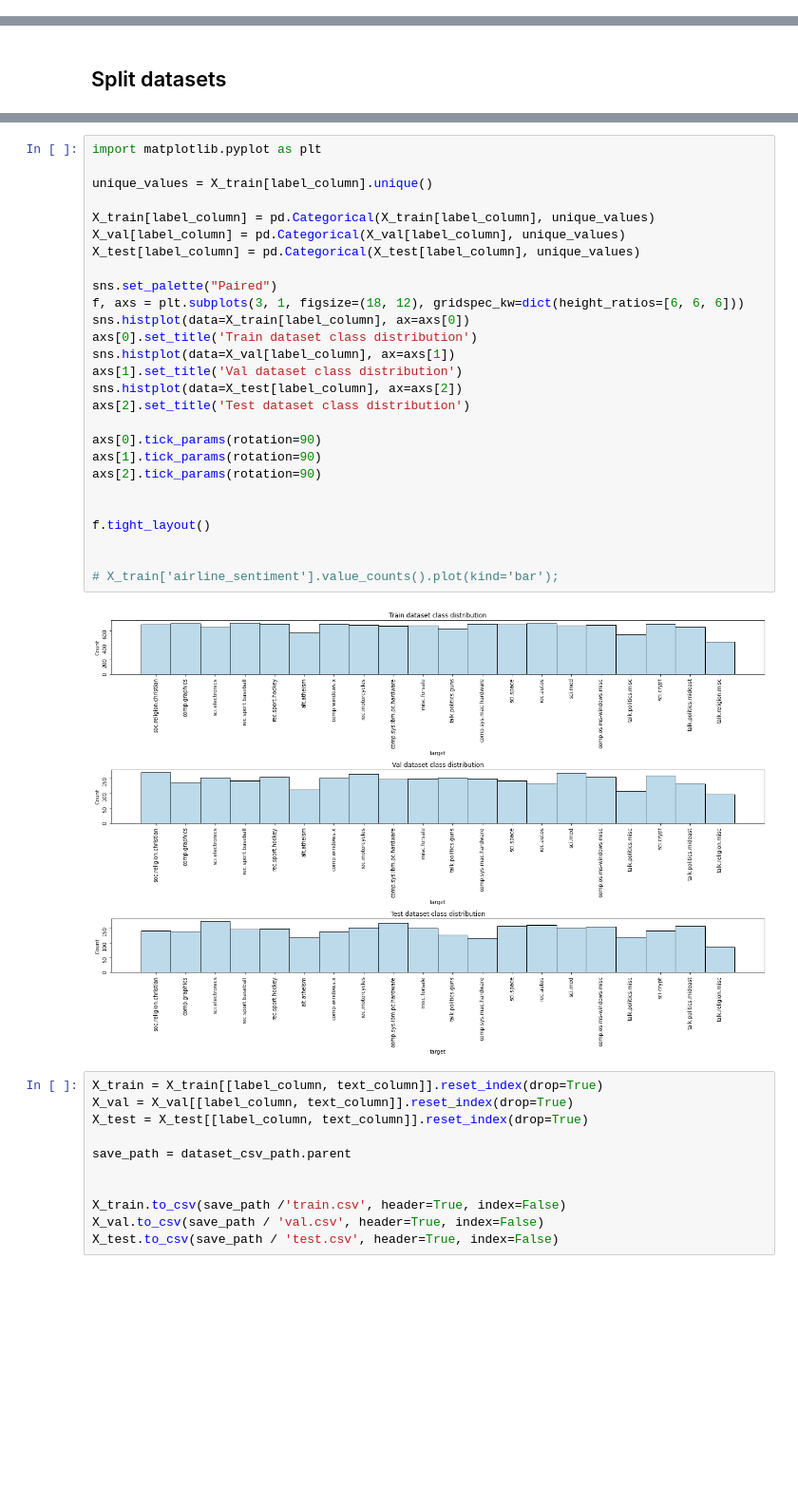
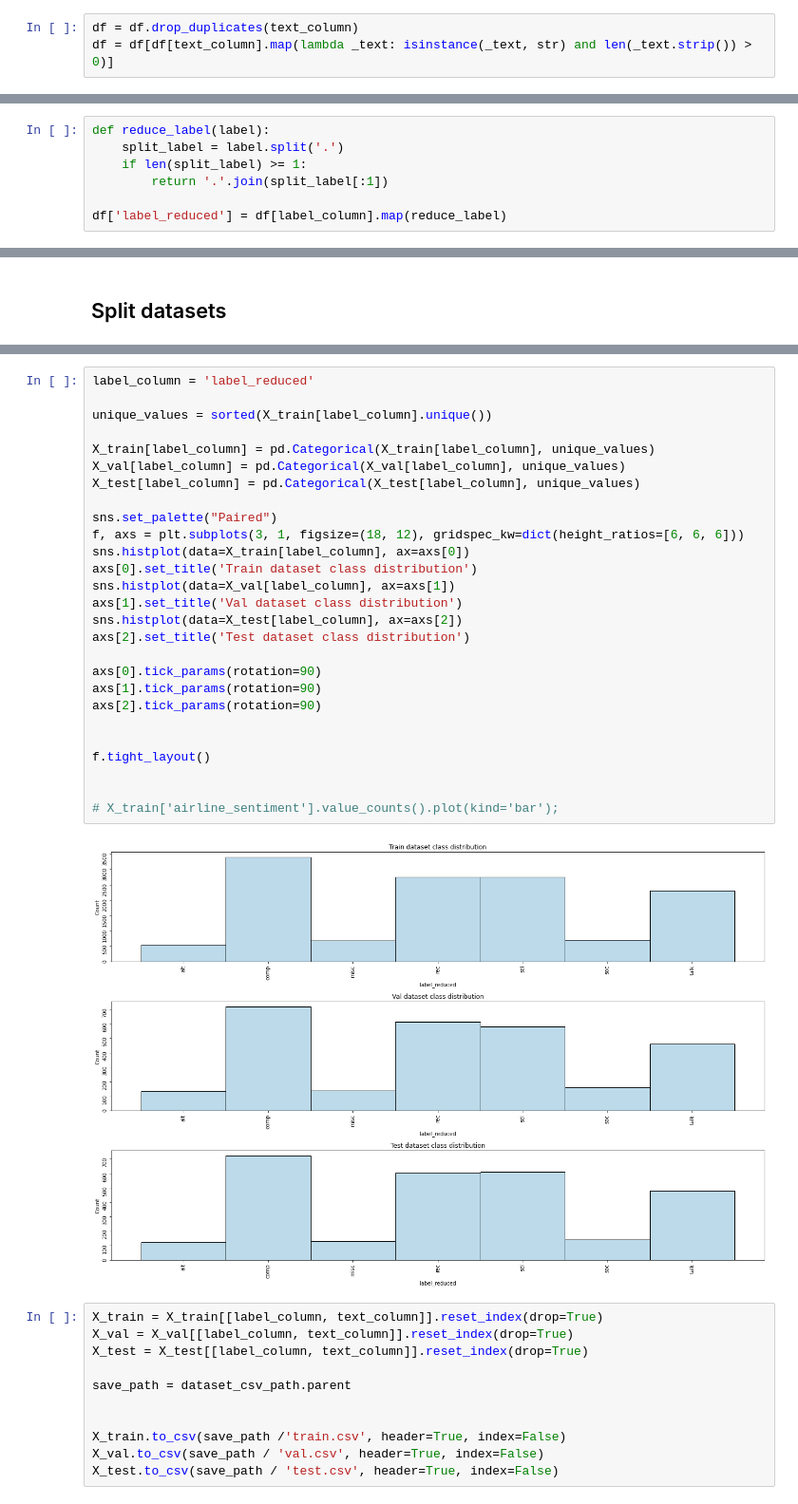
Before and after one commit to DevKretov/ntu_nlp_al, a Jupyter notebook: Dataset EDA.ipynb, the cells around one changed output, grey strips where cells are left out. Shown at 95% size. Cells and saved outputs as stored; diff of their text form; blank space fills up the shorter version.

```diff
--- a/Dataset EDA.ipynb
+++ b/Dataset EDA.ipynb
@@ -46,4 +47,7 @@ memory usage: 441.4+ KB
 # %%
 text_column = 'text_cleaned'
 label_column = 'target'
+# %%
+df = df.drop_duplicates(text_column)
+df = df[df[text_column].map(lambda _text: isinstance(_text, str) and len(_text.strip()) > 0)]
 # %%
@@ -53,0 +59,7 @@ sns.histplot(df[label_column])#.value_counts().plot(kind='bar');
+# %%
+def reduce_label(label):
+    split_label = label.split('.')
+    if len(split_label) >= 1:
+        return '.'.join(split_label[:1])
+
+df['label_reduced'] = df[label_column].map(reduce_label)
@@ -101,32 +109,32 @@ matplotlib.figure.Figure
 # %%
-import matplotlib.pyplot as plt
+label_column = 'label_reduced'
 
-unique_values = X_train[label_column].unique()
+unique_values = sorted(X_train[label_column].unique())
 
 X_train[label_column] = pd.Categorical(X_train[label_column], unique_values)
 X_val[label_column] = pd.Categorical(X_val[label_column], unique_values)
 X_test[label_column] = pd.Categorical(X_test[label_column], unique_values)
 
 sns.set_palette("Paired")
 f, axs = plt.subplots(3, 1, figsize=(18, 12), gridspec_kw=dict(height_ratios=[6, 6, 6]))
 sns.histplot(data=X_train[label_column], ax=axs[0])
 axs[0].set_title('Train dataset class distribution')
 sns.histplot(data=X_val[label_column], ax=axs[1])
 axs[1].set_title('Val dataset class distribution')
 sns.histplot(data=X_test[label_column], ax=axs[2])
 axs[2].set_title('Test dataset class distribution')
 
 axs[0].tick_params(rotation=90)
 axs[1].tick_params(rotation=90)
 axs[2].tick_params(rotation=90)
 
 
 f.tight_layout()
 
 
 # X_train['airline_sentiment'].value_counts().plot(kind='bar');
 # %% [output]
-[figure, old version]
+[figure, new version]
 # %%
 X_train = X_train[[label_column, text_column]].reset_index(drop=True)
 X_val = X_val[[label_column, text_column]].reset_index(drop=True)
```
Also changed, not shown: parts of 7 cells of this notebook, 12 other files.
